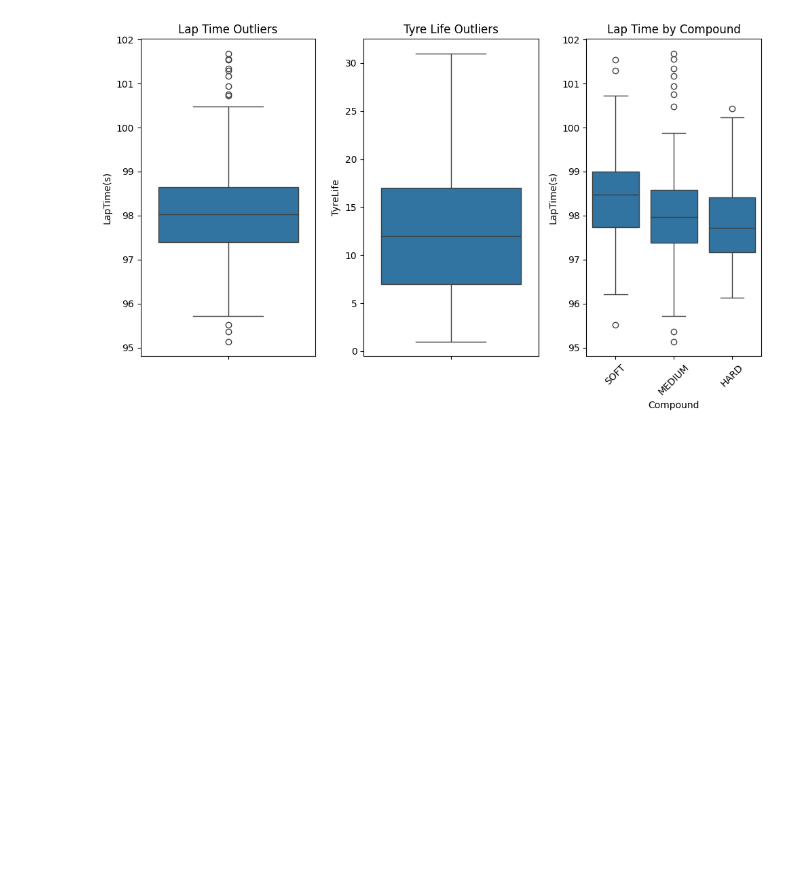
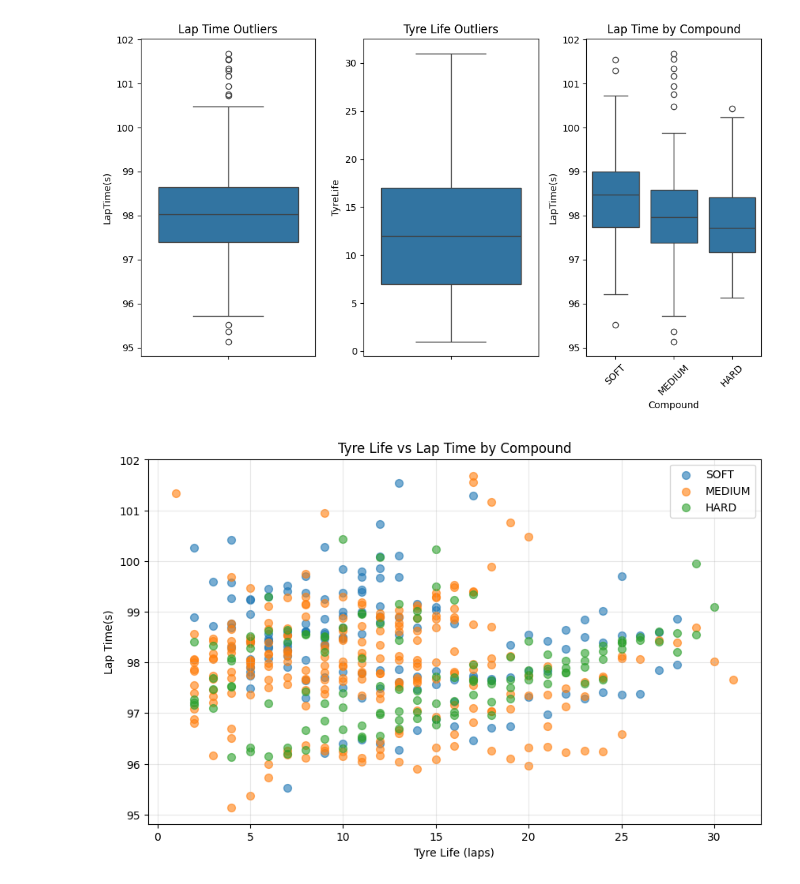
Before and after one commit to shafnybuilds/real-time-f1-strategy-advisor, a Jupyter notebook: notebooks/data_exploration_and_EDA.ipynb, the cells around one changed output. Drawn from its saved outputs; the diff is of its cells as text; code cells hidden in the pictures; blank space fills up the shorter version.

Commit message:
feature_df plots done

```diff
--- a/notebooks/data_exploration_and_EDA.ipynb
+++ b/notebooks/data_exploration_and_EDA.ipynb
@@ -225,3 +224,19 @@ plt.tight_layout()
 plt.show()
 # %% [output]
 [figure]
+# %%
+# Relationship between TyreLife and LapTime by Compound
+plt.figure(figsize=(10, 6))
+
+for compound in features_df['Compound'].unique():
+    compound_data = features_df[features_df['Compound'] == compound]
+    plt.scatter(compound_data['TyreLife'], compound_data['LapTime(s)'], label=compound, alpha=0.6, s=50)
+
+plt.xlabel('Tyre Life (laps)')
+plt.ylabel('Lap Time(s)')
+plt.title('Tyre Life vs Lap Time by Compound')
+plt.legend()
+plt.grid(True, alpha=0.3)
+plt.show()
+# %% [output]
+[figure, added]
```
Also changed, not shown: parts of 3 cells of this notebook.
